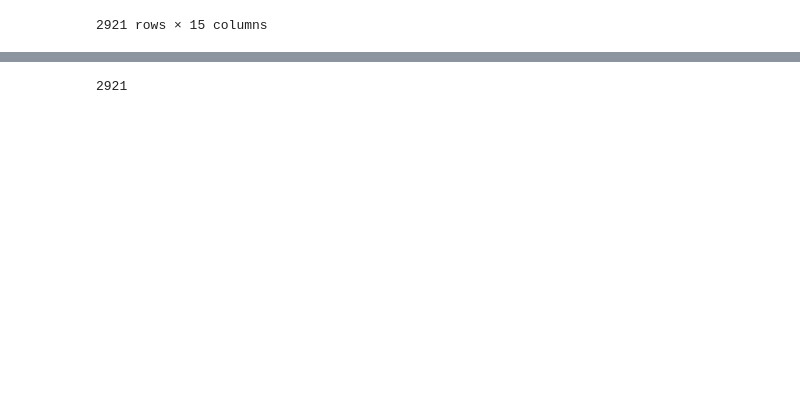
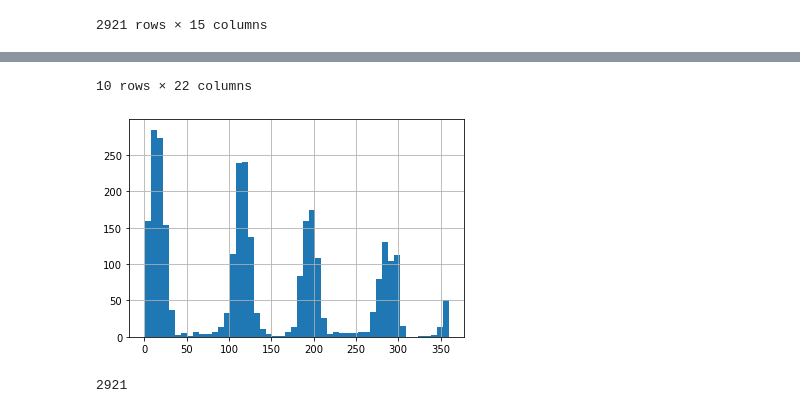
Before and after one commit to cd205/gps_sail_perf, a Jupyter notebook: EDA.ipynb, the cells around one changed output, grey strips where cells are left out. Cells and saved outputs as stored; diff of their text form; code cells hidden in the pictures; blank space fills up the shorter version.

Commit message:
update to true wind angle

```diff
--- a/EDA.ipynb
+++ b/EDA.ipynb
@@ -141,3 +141,21 @@ wgs84_to_web_mercator(df)
 df['angle_from_mean'] = df['bearing'] - df['bearing'].mean()
 df['abs_angle_from_mean'] = df['angle_from_mean'].abs()
 df['phase'] = np.where(df['angle_from_mean'].abs()<100, 'upwind','downwind')
+# %%
+''' Calc True Wind angle, do calcs in radian of rhandle degrees'''
+assumed_true_wind_angle = 50
+df['angle_from_true'] = df['compass_bearing']#- assumed_true_wind_angle
+
+
+def angle_of_sail(data: pd.DataFrame):
+    if abs(data['angle_from_true'])<60: return 'upwind'
+    elif (abs(data['angle_from_true'])>60) & (abs(data['angle_from_true'])>150): return 'reach'
+    else: return 'downwind'
+
+# filter = df['phase']=='upwind'
+df['angle_of_sail'] = df.apply(angle_of_sail, axis=1)
+
+
+df['angle_from_true'].hist(bins=50)
+df.head(10)
+# %% [output]
@@ -144,3 +173,5 @@ df['phase'] = np.where(df['angle_from_mean'].abs()<100, 'upwind','downwind')
+10 rows × 22 columns
+[figure, added]
 # %%
 ## normalise
 x = df['speed'].values #returns a numpy array
```
Also changed, not shown: parts of 1 cell of this notebook.
